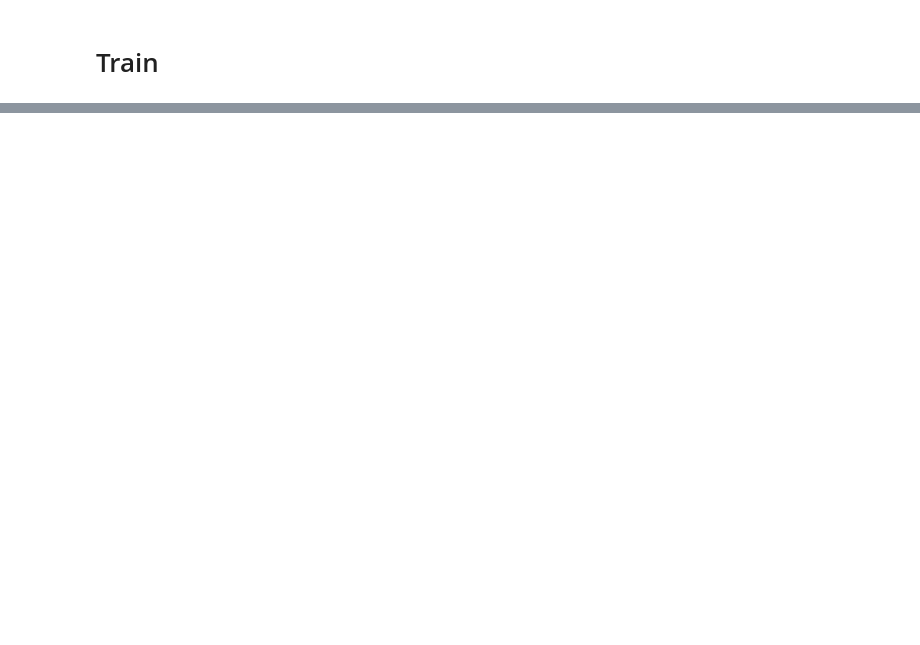
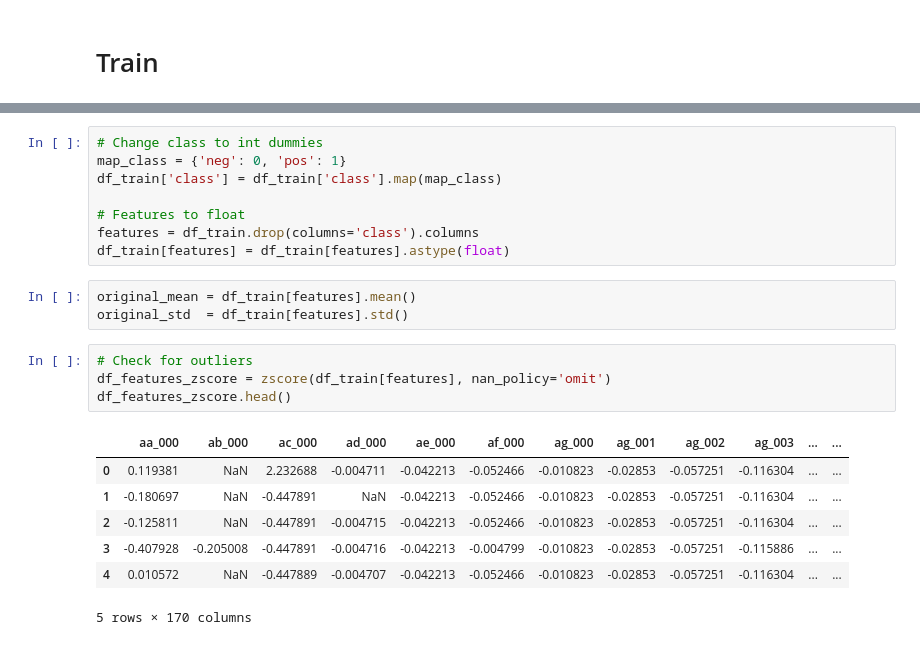
Before and after one commit to victorpecine/aps_failure_truck_prediction, a Jupyter notebook: notebooks/eda.ipynb, the cells around one changed output, grey strips where cells are left out. Cells and saved outputs as stored; diff of their text form; blank space fills up the shorter version.

```diff
--- a/notebooks/eda.ipynb
+++ b/notebooks/eda.ipynb
@@ -91,0 +108,23 @@ plt.show()
+# %%
+# Change class to int dummies
+map_class = {'neg': 0, 'pos': 1}
+df_train['class'] = df_train['class'].map(map_class)
+
+# Features to float
+features = df_train.drop(columns='class').columns
+df_train[features] = df_train[features].astype(float)
+# %%
+original_mean = df_train[features].mean()
+original_std  = df_train[features].std()
+# %%
+# Check for outliers
+df_features_zscore = zscore(df_train[features], nan_policy='omit')
+df_features_zscore.head()
+# %% [output]
+|  | aa_000 | ab_000 | ac_000 | ad_000 | ae_000 | af_000 | ag_000 | ag_001 | ag_002 | ag_003 | ... | ... |
+| 0 | 0.119381 | NaN | 2.232688 | -0.004711 | -0.042213 | -0.052466 | -0.010823 | -0.02853 | -0.057251 | -0.116304 | ... | ... |
+| 1 | -0.180697 | NaN | -0.447891 | NaN | -0.042213 | -0.052466 | -0.010823 | -0.02853 | -0.057251 | -0.116304 | ... | ... |
+| 2 | -0.125811 | NaN | -0.447891 | -0.004715 | -0.042213 | -0.052466 | -0.010823 | -0.02853 | -0.057251 | -0.116304 | ... | ... |
+| 3 | -0.407928 | -0.205008 | -0.447891 | -0.004716 | -0.042213 | -0.004799 | -0.010823 | -0.02853 | -0.057251 | -0.115886 | ... | ... |
+| 4 | 0.010572 | NaN | -0.447889 | -0.004707 | -0.042213 | -0.052466 | -0.010823 | -0.02853 | -0.057251 | -0.116304 | ... | ... |
+5 rows × 170 columns
```
Also changed, not shown: parts of 39 cells of this notebook, 3 other files.
